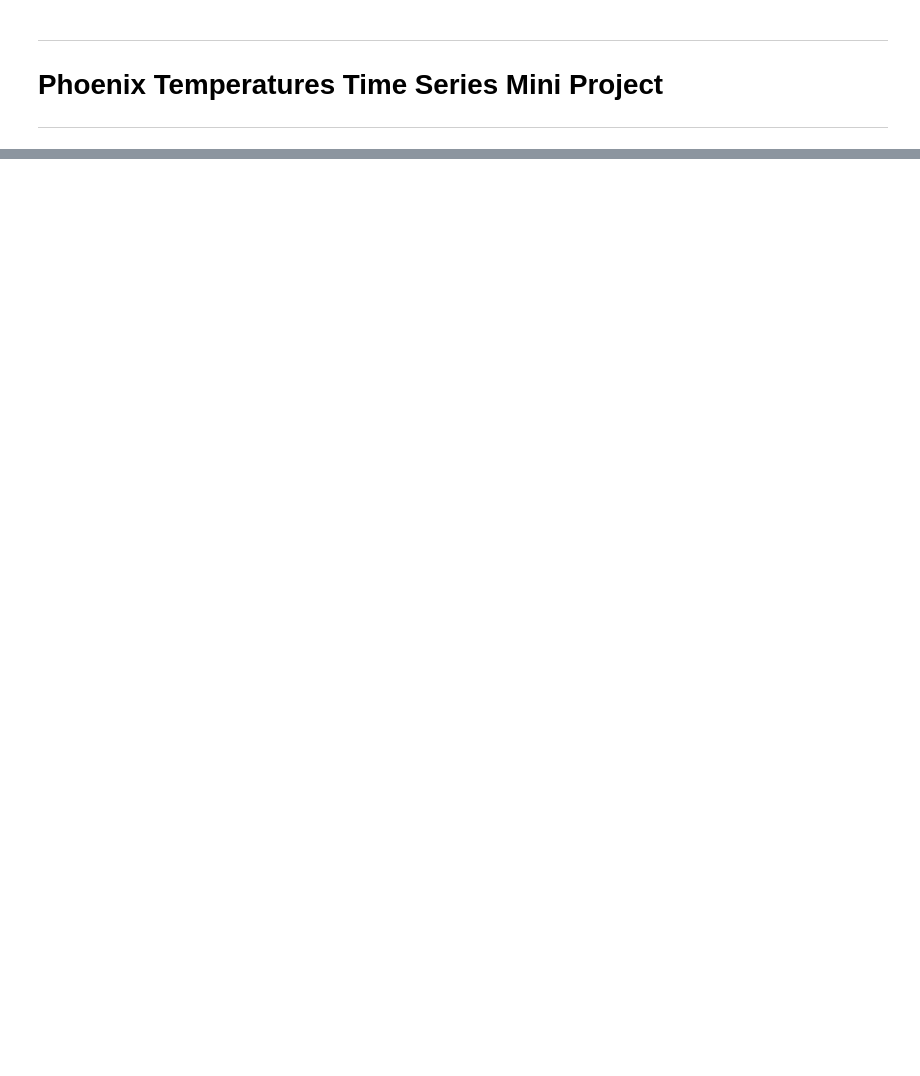
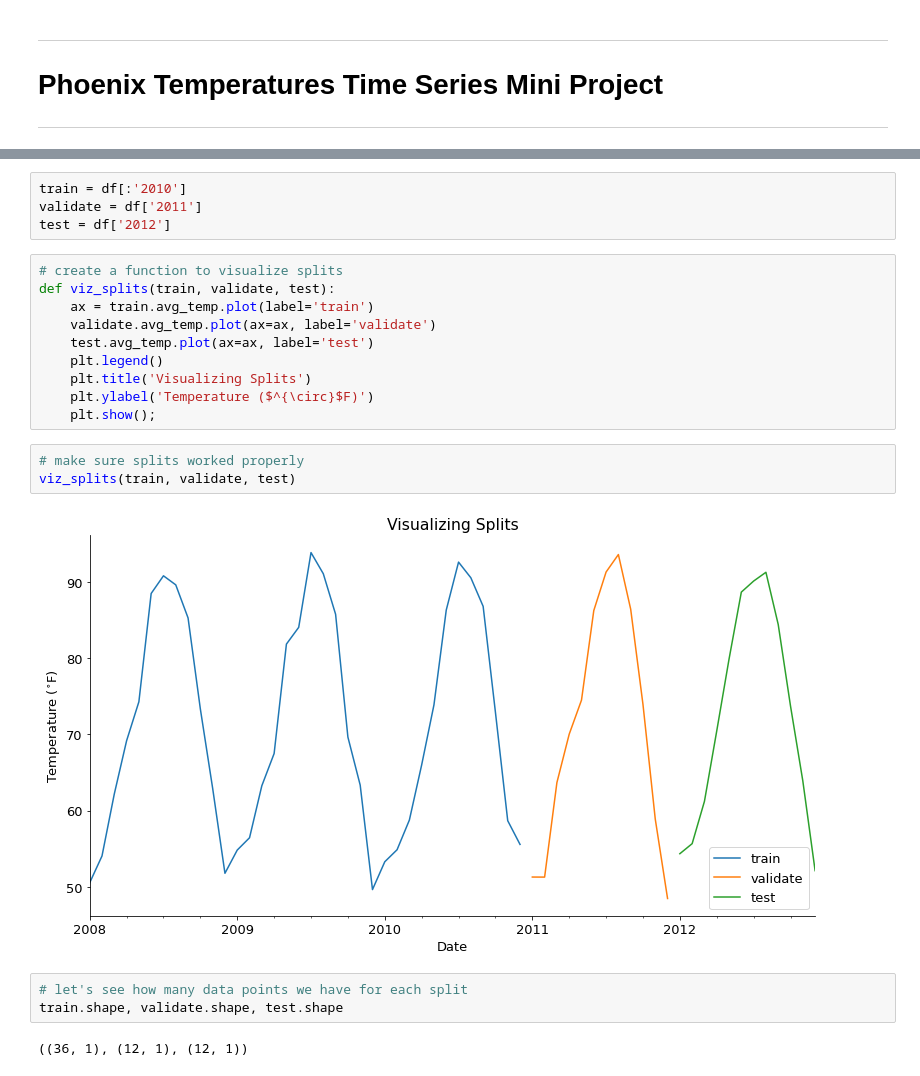
Before and after one commit to adam-talbot/time-series-project, a Jupyter notebook: final_notebook.ipynb, the cells around one changed output, grey strips where cells are left out. Saved outputs shown, nothing was run; the diff lists cells and outputs as text; blank space fills up the shorter version.

```diff
--- a/final_notebook.ipynb
+++ b/final_notebook.ipynb
@@ -34,0 +59,24 @@ s['2000':].plot();
+# %%
+train = df[:'2010']
+validate = df['2011']
+test = df['2012']
+# %%
+# create a function to visualize splits
+def viz_splits(train, validate, test):
+    ax = train.avg_temp.plot(label='train')
+    validate.avg_temp.plot(ax=ax, label='validate')
+    test.avg_temp.plot(ax=ax, label='test')
+    plt.legend()
+    plt.title('Visualizing Splits')
+    plt.ylabel('Temperature ($^{\circ}$F)')
+    plt.show();
+# %%
+# make sure splits worked properly
+viz_splits(train, validate, test)
+# %% [output]
+[figure, added]
+# %%
+# let's see how many data points we have for each split
+train.shape, validate.shape, test.shape
+# %% [output]
+((36, 1), (12, 1), (12, 1))
```
Also changed, not shown: parts of 58 cells of this notebook, 2 other files.
